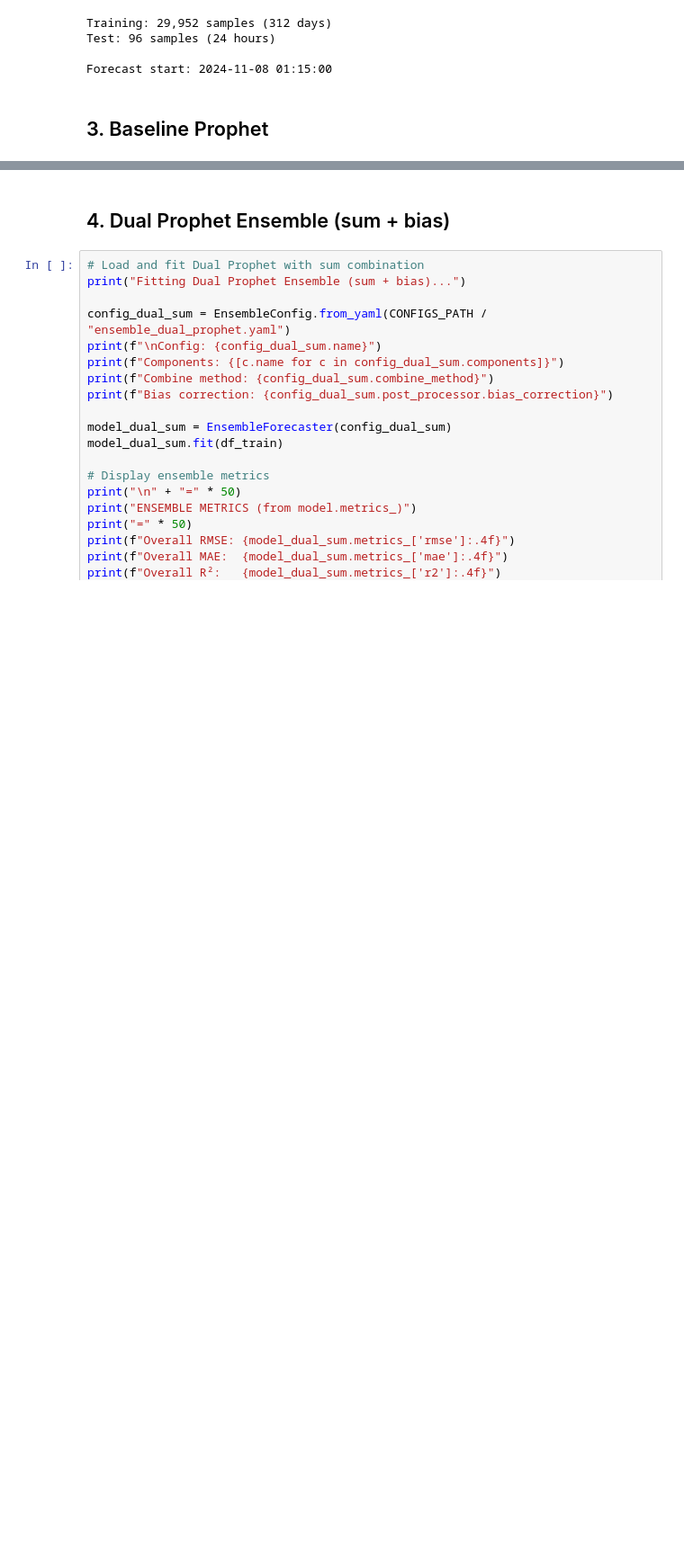
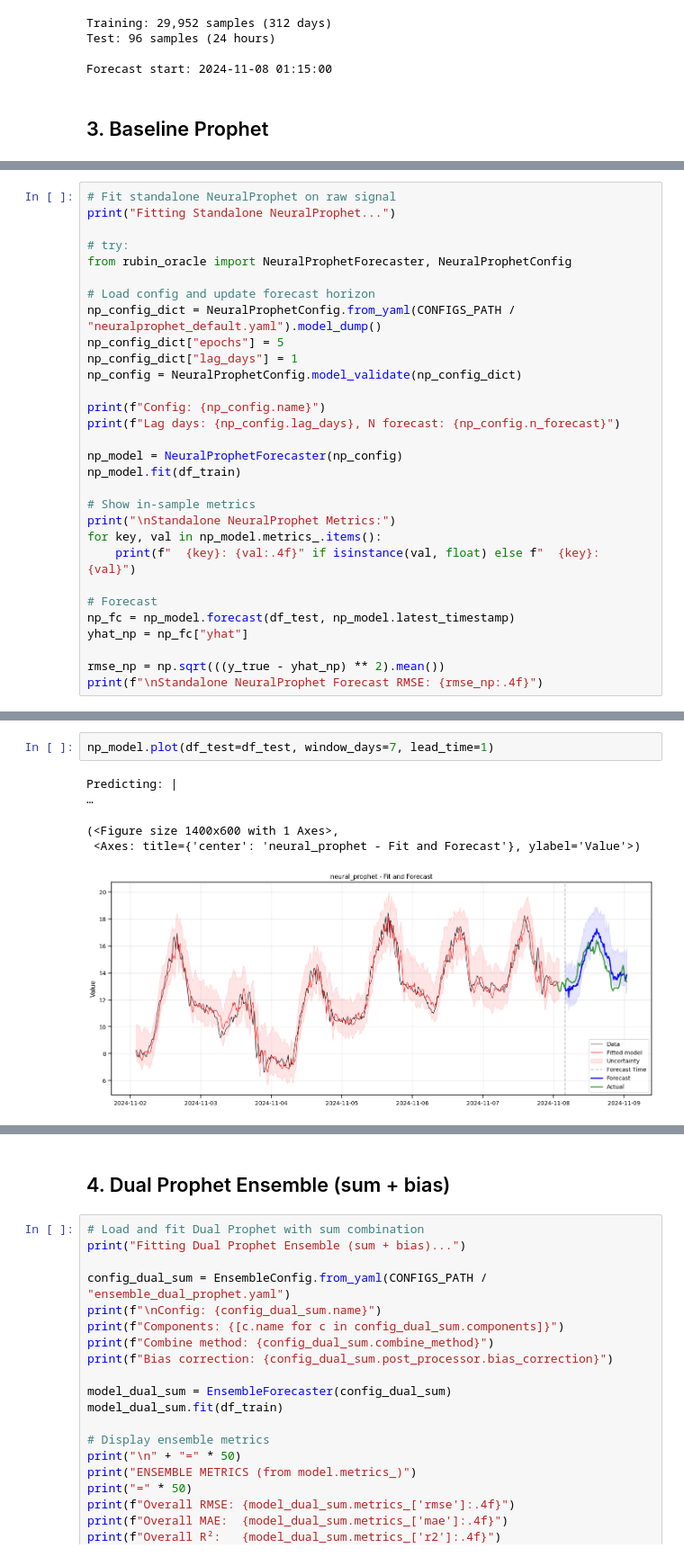
Before and after one commit to estevesjh/RubinsOracle, a Jupyter notebook: examples/compare_forecast_models.ipynb, the cells around one changed output, grey strips where cells are left out. Shown at 90% size. Drawn from its saved outputs; the diff is of its cells as text; blank space fills up the shorter version.

```diff
--- a/examples/compare_forecast_models.ipynb
+++ b/examples/compare_forecast_models.ipynb
@@ -170,0 +181,30 @@ plt.show()
+# %%
+# Fit standalone NeuralProphet on raw signal
+print("Fitting Standalone NeuralProphet...")
+
+# try:
+from rubin_oracle import NeuralProphetForecaster, NeuralProphetConfig
+
+# Load config and update forecast horizon
+np_config_dict = NeuralProphetConfig.from_yaml(CONFIGS_PATH / "neuralprophet_default.yaml").model_dump()
+np_config_dict["epochs"] = 5
+np_config_dict["lag_days"] = 1
+np_config = NeuralProphetConfig.model_validate(np_config_dict)
+
+print(f"Config: {np_config.name}")
+print(f"Lag days: {np_config.lag_days}, N forecast: {np_config.n_forecast}")
+
+np_model = NeuralProphetForecaster(np_config)
+np_model.fit(df_train)
+
+# Show in-sample metrics
+print("\nStandalone NeuralProphet Metrics:")
+for key, val in np_model.metrics_.items():
+    print(f"  {key}: {val:.4f}" if isinstance(val, float) else f"  {key}: {val}")
+
+# Forecast
+np_fc = np_model.forecast(df_test, np_model.latest_timestamp)
+yhat_np = np_fc["yhat"]
+
+rmse_np = np.sqrt(((y_true - yhat_np) ** 2).mean())
+print(f"\nStandalone NeuralProphet Forecast RMSE: {rmse_np:.4f}")
@@ -170,0 +226,7 @@ plt.show()
+# %%
+np_model.plot(df_test=df_test, window_days=7, lead_time=1)
+# %% [output]
+Predicting: |                                                                                                 …
+(<Figure size 1400x600 with 1 Axes>,
+ <Axes: title={'center': 'neural_prophet - Fit and Forecast'}, ylabel='Value'>)
+[figure, added]
```
Also changed, not shown: parts of 23 cells of this notebook, 15 other files.
